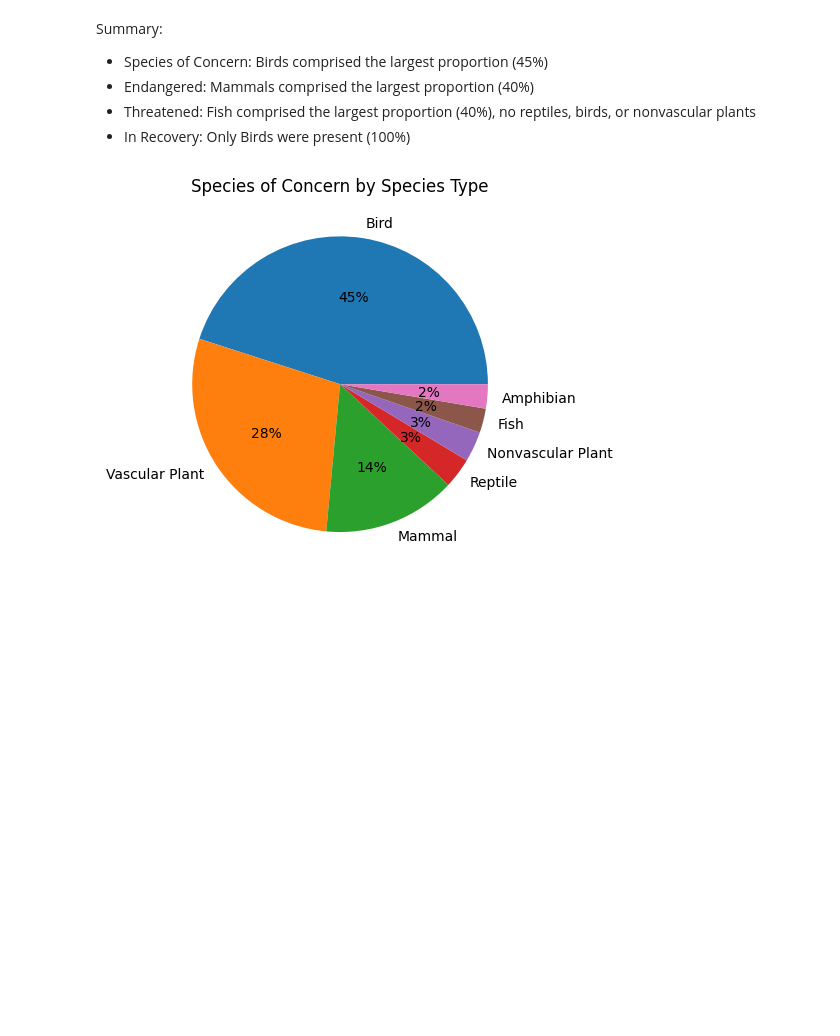
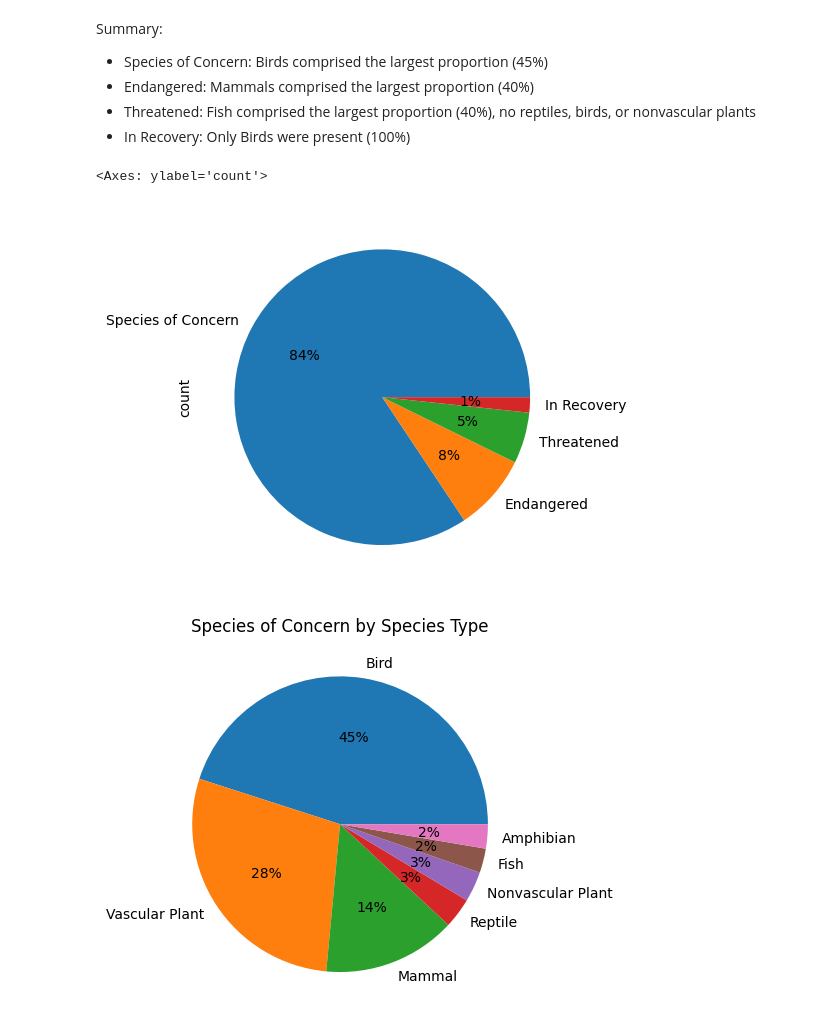
Before and after one commit to drewpeterson1/DataAnalysis, a Jupyter notebook: biodiversity_revised.ipynb, the cells around one changed output. Cells and saved outputs as stored; diff of their text form; code cells hidden in the pictures; blank space fills up the shorter version.

```diff
--- a/biodiversity_revised.ipynb
+++ b/biodiversity_revised.ipynb
@@ -564,6 +564,12 @@ Summary:
 * Endangered: Mammals comprised the largest proportion (40%)
 * Threatened: Fish comprised the largest proportion (40%), no reptiles, birds, or nonvascular plants
 * In Recovery: Only Birds were present (100%)
+# %%
+# Of the Species on the Conservation Watch, Most Are Categorized as Species of Concern
+df_species.conservation_status.value_counts().plot.pie(autopct="%d%%")
+# %% [output]
+<Axes: ylabel='count'>
+[figure, added]
 # %%
 for each_status in df.conservation_status.value_counts(normalize=True).index:
     plt.pie(df[df.conservation_status == each_status].category.value_counts(normalize=True), labels= df[df.conservation_status == each_status].category.value_counts(normalize=True).index, autopct = "%d%%");
```
Also changed, not shown: parts of 5 cells of this notebook.
